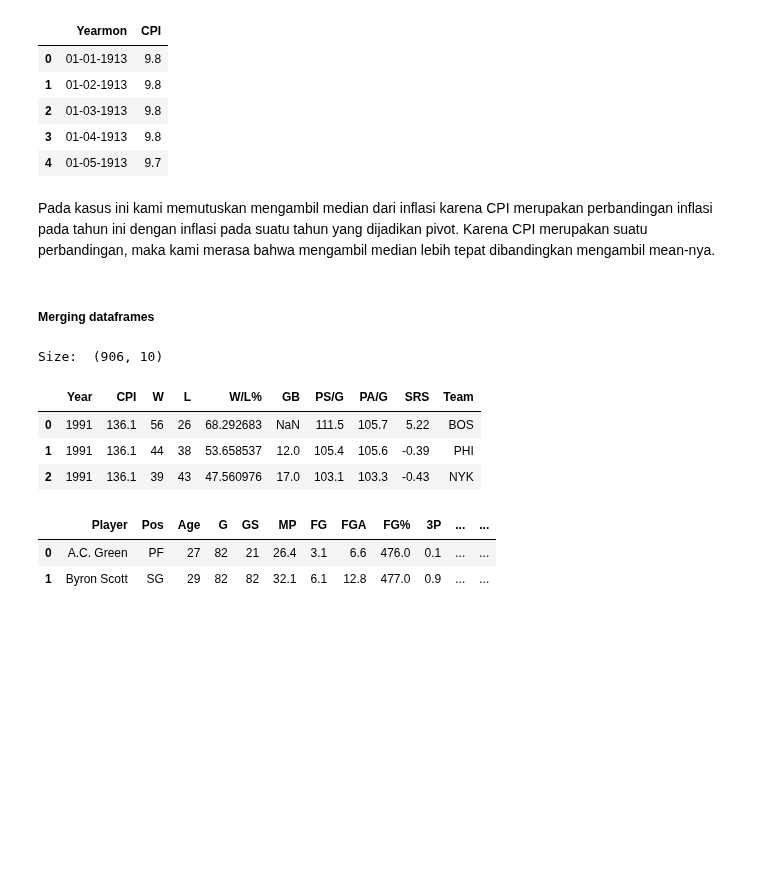
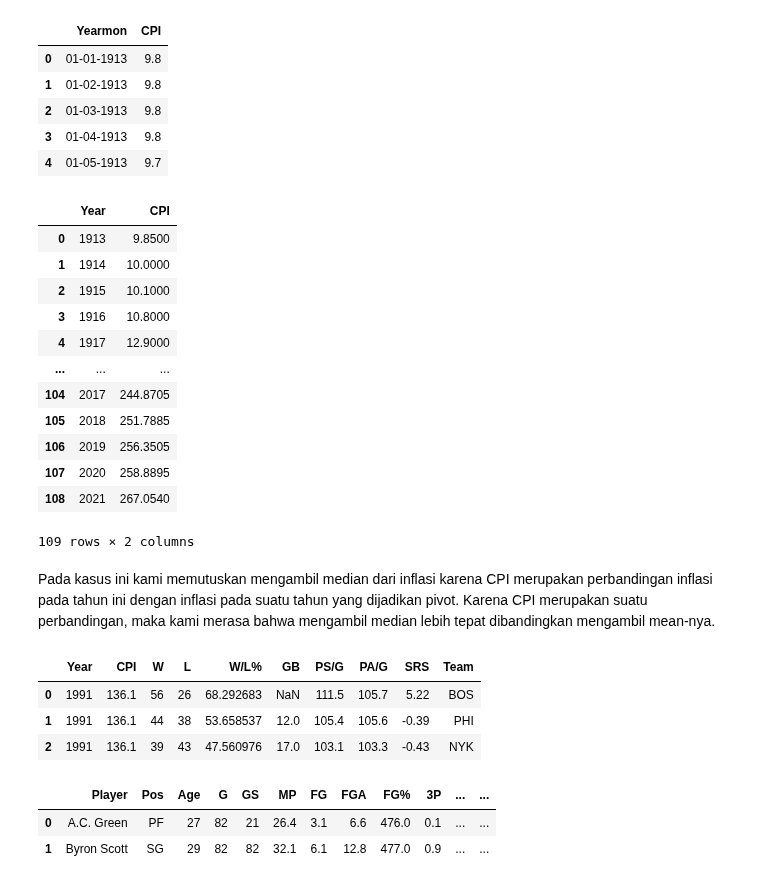
Before and after one commit to akmalgomal3/nba-kasddead, a Jupyter notebook: 2b.ipynb, the cells around one changed output. Saved outputs shown, nothing was run; the diff lists cells and outputs as text; code cells hidden in the pictures; blank space fills up the shorter version.

```diff
--- a/2b.ipynb
+++ b/2b.ipynb
@@ -197,21 +177,33 @@ us_inflation_2b.head()
 | 2 | 01-03-1913 | 9.8 |
 | 3 | 01-04-1913 | 9.8 |
 | 4 | 01-05-1913 | 9.7 |
+# %%
+cleaning_inflationDf_getYearByMedian(cleaning_inflationDf_separateDateColumns(us_inflation_2b))
+# %% [output]
+|  | Year | CPI |
+| 0 | 1913 | 9.8500 |
+| 1 | 1914 | 10.0000 |
+| 2 | 1915 | 10.1000 |
+| 3 | 1916 | 10.8000 |
+| 4 | 1917 | 12.9000 |
+| ... | ... | ... |
+| 104 | 2017 | 244.8705 |
+| 105 | 2018 | 251.7885 |
+| 106 | 2019 | 256.3505 |
+| 107 | 2020 | 258.8895 |
+| 108 | 2021 | 267.0540 |
+109 rows × 2 columns
 # %% [markdown]
 Pada kasus ini kami memutuskan mengambil median dari inflasi karena CPI merupakan perbandingan inflasi pada tahun ini dengan inflasi pada suatu tahun yang dijadikan pivot. Karena CPI merupakan suatu perbandingan, maka kami merasa bahwa mengambil median lebih tepat dibandingkan mengambil mean-nya.
 # %%
 us_inflation_2b_cleaned = us_inflation_2b.copy()
 us_inflation_2b_cleaned = cleaning_inflationDf_separateDateColumns(us_inflation_2b_cleaned)
 us_inflation_2b_cleaned = cleaning_inflationDf_getYearByMedian(us_inflation_2b_cleaned)
-# %% [markdown]
-##### Merging dataframes
 # %%
 combined_df = us_inflation_2b_cleaned.merge(teams_2b, left_on=["Year"], right_on=["Year"])
 combined_df = cleaning_anyDf_recalculateWLpercentage(combined_df)
-print("Size: ", combined_df.shape)
 combined_df.head(3)
 # %% [output]
-Size:  (906, 10)
 |  | Year | CPI | W | L | W/L% | GB | PS/G | PA/G | SRS | Team |
 | 0 | 1991 | 136.1 | 56 | 26 | 68.292683 | NaN | 111.5 | 105.7 | 5.22 | BOS |
 | 1 | 1991 | 136.1 | 44 | 38 | 53.658537 | 12.0 | 105.4 | 105.6 | -0.39 | PHI |
```
Also changed, not shown: parts of 25 cells of this notebook, 1 other file.
